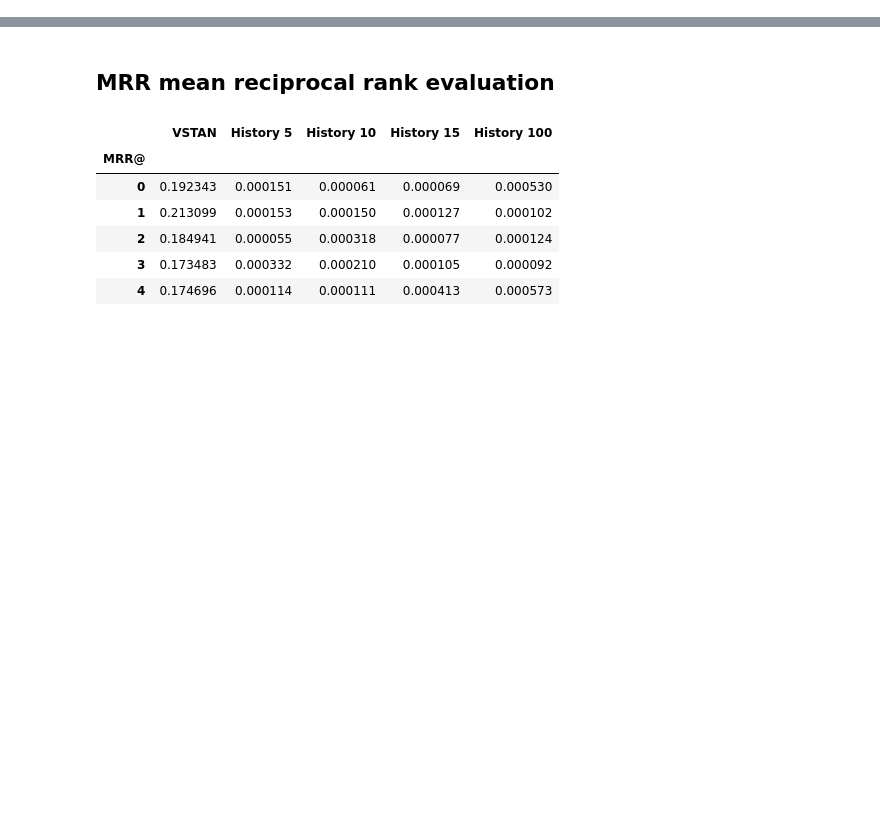
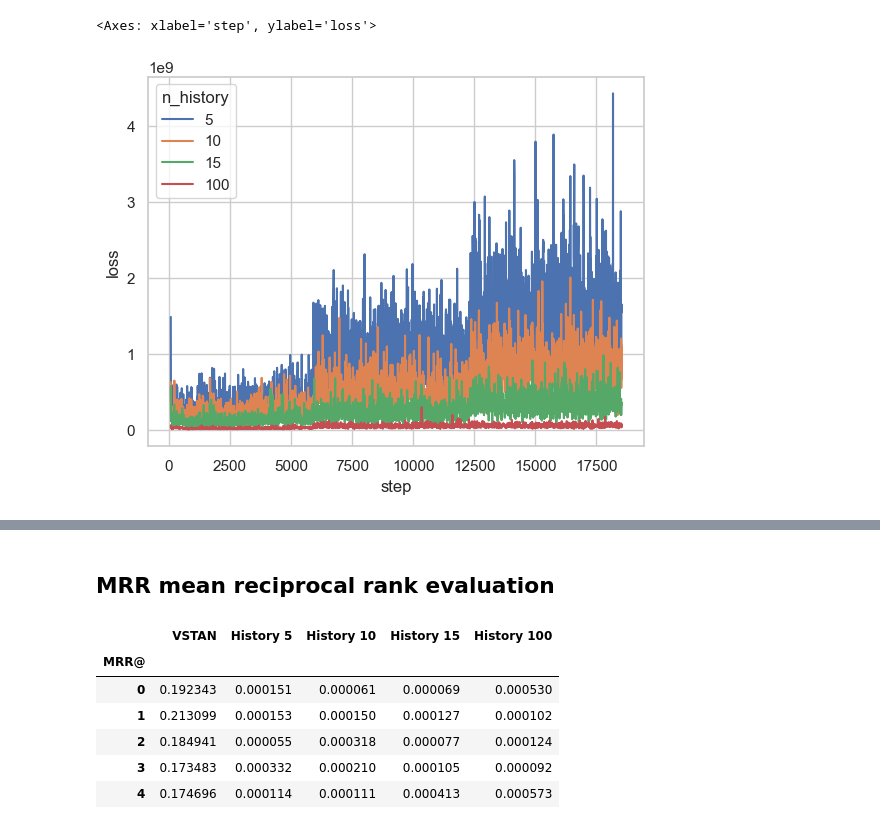
Before and after one commit to meeslindhout/Master-Thesis-Project---Cold-Start-Recommender-System-Session-based, a Jupyter notebook: results analysed.ipynb, the cells around one changed output, grey strips where cells are left out. Saved outputs shown, nothing was run; the diff lists cells and outputs as text; code cells hidden in the pictures; blank space fills up the shorter version.

Commit message:
visualisations for results chapter & table for appendix

```diff
--- a/results analysed.ipynb
+++ b/results analysed.ipynb
@@ -2,3 +2,11 @@
 import pandas as pd
 import seaborn as sns
 import matplotlib.pyplot as plt
+
+sns.set_theme(style="whitegrid",
+              context="notebook",
+            #   font_scale=1.5
+              )
+
+# plot save path:
+plot_save_path = 'C:/Users/Mees/OneDrive - HvA/Documents/GitHub/MDDB-Master-Thesis-Cold-Start-problem-in-RecSys/plots/'
@@ -4,0 +17,5 @@ import matplotlib.pyplot as plt
+# %%
+loss = pd.read_csv('data\wandb csvs\loss - epochs.csv')
+display(loss.head())
+loss.shape
+loss.columns
@@ -4,0 +45,16 @@ import matplotlib.pyplot as plt
+# %%
+# select the columns of interest
+experiment1 = loss[['Step', 'rich-firebrand-12 - loss', 'silvery-pine-13 - loss', 'happy-morning-14 - loss', 'sandy-sky-16 - loss']]
+
+# rename the columns
+experiment1.columns = ['step', '5', '10', '15', '100']
+
+# convert to long format
+experiment1 = experiment1.melt(
+    id_vars='step',
+    value_vars=['5', '10', '15', '100'],
+    value_name='loss',
+    var_name='n_history',
+    )
+
+experiment1
@@ -4,0 +75,5 @@ import matplotlib.pyplot as plt
+# %%
+sns.lineplot(data=experiment1, x='step', y='loss', hue='n_history')
+# %% [output]
+<Axes: xlabel='step', ylabel='loss'>
+[figure, added]
```
Also changed, not shown: parts of 19 cells of this notebook.
